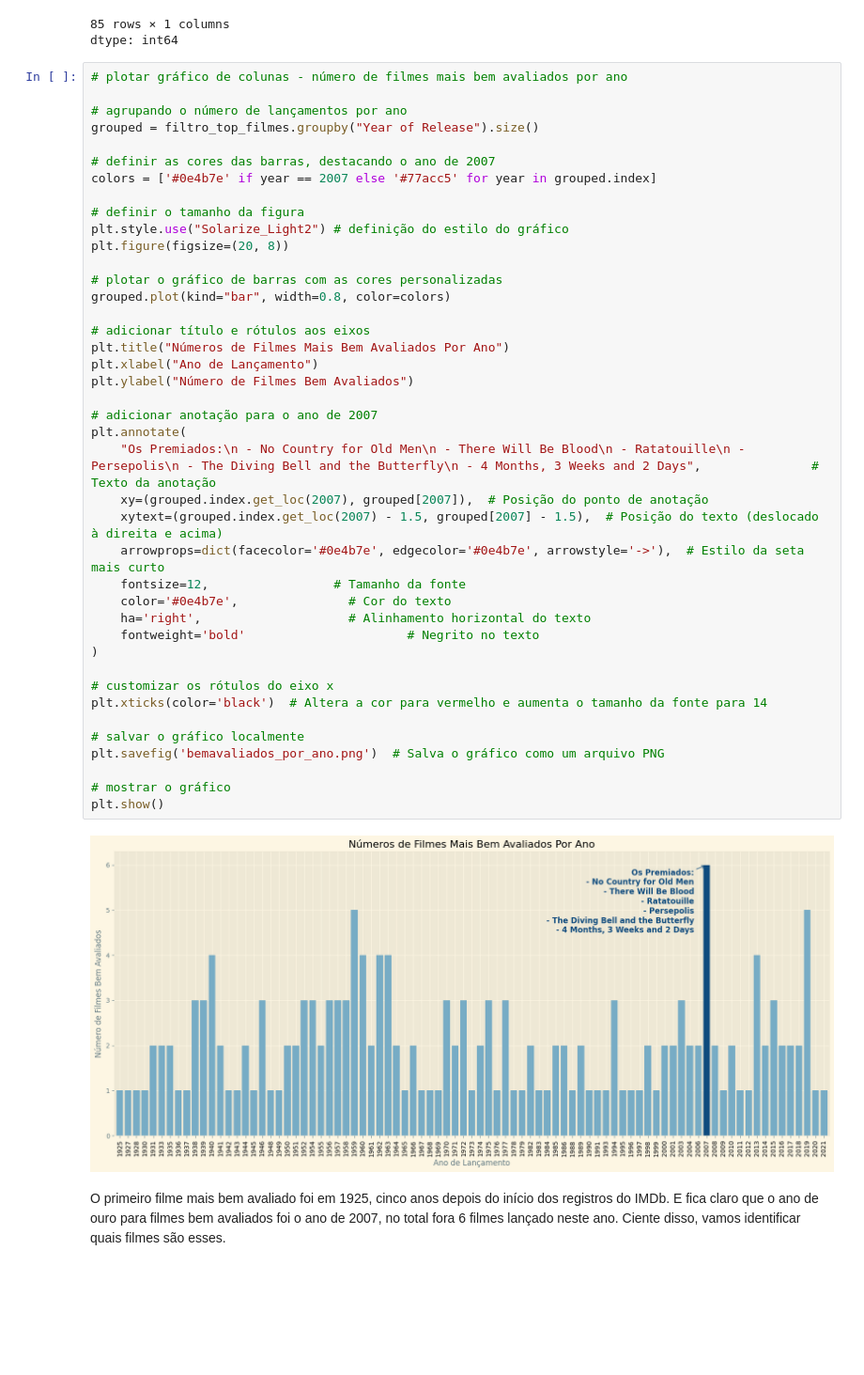
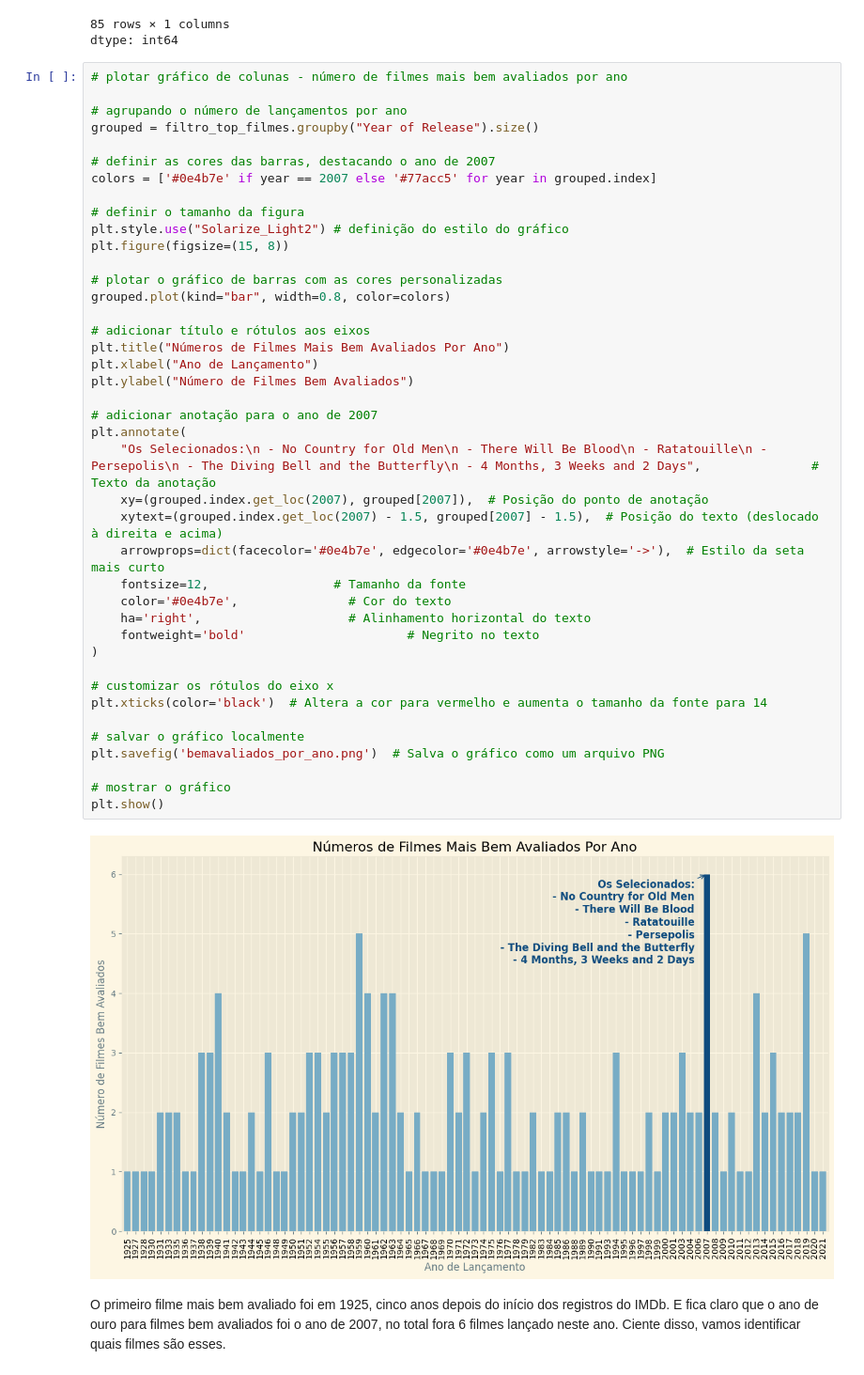
Before and after one commit to ericfruchi/Portfolio, a Jupyter notebook: Explorando_os_Dados_do_IMDb_Filmes.ipynb, the cells around one changed output. Shown at 94% size. Drawn from its saved outputs; the diff is of its cells as text; blank space fills up the shorter version.

```diff
--- a/Explorando_os_Dados_do_IMDb_Filmes.ipynb
+++ b/Explorando_os_Dados_do_IMDb_Filmes.ipynb
@@ -443,38 +443,38 @@ colors = ['#0e4b7e' if year == 2007 else '#77acc5' for year in grouped.index]
 
 # definir o tamanho da figura
 plt.style.use("Solarize_Light2") # definição do estilo do gráfico
-plt.figure(figsize=(20, 8))
+plt.figure(figsize=(15, 8))
 
 # plotar o gráfico de barras com as cores personalizadas
 grouped.plot(kind="bar", width=0.8, color=colors)
 
 # adicionar título e rótulos aos eixos
 plt.title("Números de Filmes Mais Bem Avaliados Por Ano")
 plt.xlabel("Ano de Lançamento")
 plt.ylabel("Número de Filmes Bem Avaliados")
 
 # adicionar anotação para o ano de 2007
 plt.annotate(
-    "Os Premiados:\n - No Country for Old Men\n - There Will Be Blood\n - Ratatouille\n - Persepolis\n - The Diving Bell and the Butterfly\n - 4 Months, 3 Weeks and 2 Days",               # Texto da anotação
+    "Os Selecionados:\n - No Country for Old Men\n - There Will Be Blood\n - Ratatouille\n - Persepolis\n - The Diving Bell and the Butterfly\n - 4 Months, 3 Weeks and 2 Days",               # Texto da anotação
     xy=(grouped.index.get_loc(2007), grouped[2007]),  # Posição do ponto de anotação
     xytext=(grouped.index.get_loc(2007) - 1.5, grouped[2007] - 1.5),  # Posição do texto (deslocado à direita e acima)
     arrowprops=dict(facecolor='#0e4b7e', edgecolor='#0e4b7e', arrowstyle='->'),  # Estilo da seta mais curto
     fontsize=12,                 # Tamanho da fonte
     color='#0e4b7e',               # Cor do texto
     ha='right',                    # Alinhamento horizontal do texto
     fontweight='bold'                      # Negrito no texto
 )
 
 # customizar os rótulos do eixo x
 plt.xticks(color='black')  # Altera a cor para vermelho e aumenta o tamanho da fonte para 14
 
 # salvar o gráfico localmente
 plt.savefig('bemavaliados_por_ano.png')  # Salva o gráfico como um arquivo PNG
 
 # mostrar o gráfico
 plt.show()
 # %% [output]
-[figure, old version]
+[figure, new version]
 # %% [markdown]
 O primeiro filme mais bem avaliado foi em 1925, cinco anos depois do início dos registros do IMDb. E fica claro que o ano de ouro para filmes bem avaliados foi o ano de 2007, no total fora 6 filmes lançado neste ano. Ciente disso, vamos identificar quais filmes são esses.
 # %%
```
